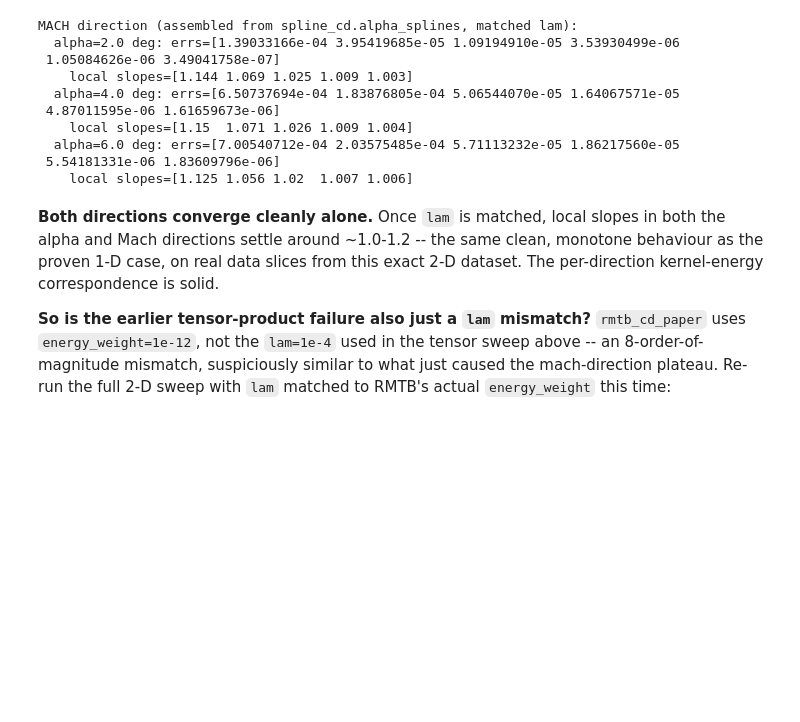
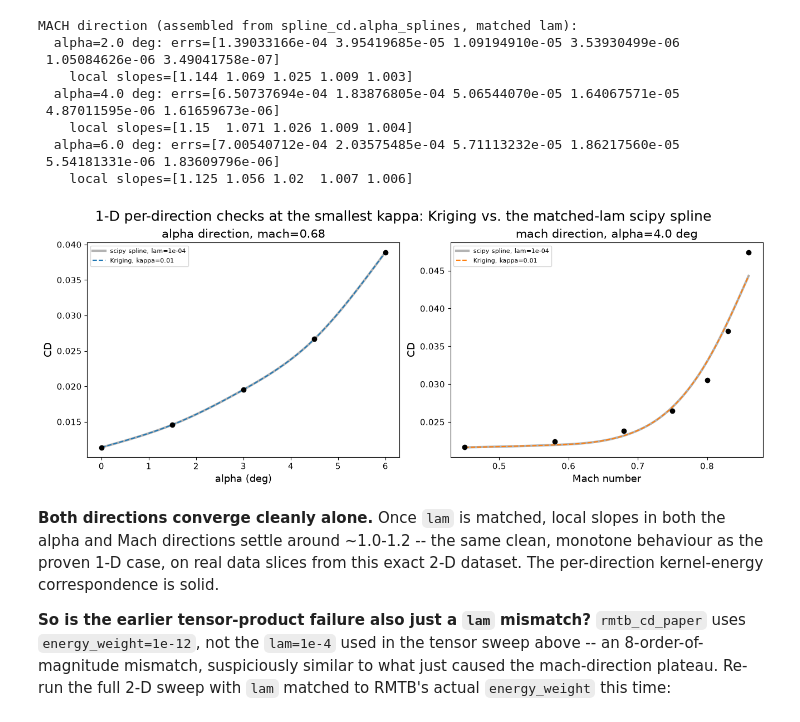
Before and after one commit to nomad-vagabond/krig-splines, a Jupyter notebook: notebooks/test_RMTS_KRG.ipynb, the cells around one changed output. Saved outputs shown, nothing was run; the diff lists cells and outputs as text; code cells hidden in the pictures; blank space fills up the shorter version.

```diff
--- a/notebooks/test_RMTS_KRG.ipynb
+++ b/notebooks/test_RMTS_KRG.ipynb
@@ -838,6 +927,54 @@ MACH direction (assembled from spline_cd.alpha_splines, matched lam):
   alpha=6.0 deg: errs=[7.00540712e-04 2.03575485e-04 5.71113232e-05 1.86217560e-05
  5.54181331e-06 1.83609796e-06]
     local slopes=[1.125 1.056 1.02  1.007 1.006]
+# %%
+fig, axs = plt.subplots(1, 2, figsize=(13, 5), constrained_layout=True)
+kappa_small = cs[-1]  # 0.01
+
+# alpha direction, one representative Mach slice
+mach_ex = 0.68
+mask = np.isclose(xt[:, 1], mach_ex)
+a_ex = xt[mask, 0] * RAD2DEG
+y_ex = cd_resp[mask].ravel()
+order = np.argsort(a_ex)
+a_ex, y_ex = a_ex[order], y_ex[order]
+a_dense_ex = np.linspace(a_ex.min(), a_ex.max(), 100)
+errs_alpha_ex, slopes_alpha_ex = sweep_1d(a_ex, y_ex, lam_ref, a_dense_ex)
+target_spline_a = make_smoothing_spline(a_ex, y_ex, lam=lam_ref)
+P_a, Pt_a = poly_basis(a_ex, degree=1), poly_basis(a_dense_ex, degree=1)
+K_a = matern32(np.abs(a_ex[:, None] - a_ex[None, :]), kappa_small)
+Kt_a = matern32(np.abs(a_dense_ex[:, None] - a_ex[None, :]), kappa_small)
+ac, bc = saddle_point_solve(K_a, P_a, y_ex, 4 * kappa_small**3 * lam_ref)
+f_a = saddle_point_predict(Kt_a, Pt_a, ac, bc)
+
+axs[0].plot(a_dense_ex, target_spline_a(a_dense_ex), lw=3, color="0.7", label=f"scipy spline, lam={lam_ref:.0e}")
+axs[0].plot(a_dense_ex, f_a, "--", color="C0", label=f"Kriging, kappa={kappa_small}")
+axs[0].plot(a_ex, y_ex, "o", color="k")
+axs[0].set(xlabel="alpha (deg)", ylabel="CD", title=f"alpha direction, mach={mach_ex}")
+axs[0].legend(fontsize=8)
+
+# mach direction, one representative fixed alpha
+alpha_ex = 4.0
+slice_vals_ex = np.array([spl(alpha_ex) for spl in spline_cd.alpha_splines.values()])
+m_dense_ex = np.linspace(mach_vals.min(), mach_vals.max(), 100)
+errs_mach_ex, slopes_mach_ex = sweep_1d(mach_vals, slice_vals_ex, lam_ref, m_dense_ex)
+target_spline_m = make_smoothing_spline(mach_vals, slice_vals_ex, lam=lam_ref)
+P_m, Pt_m = poly_basis(mach_vals, degree=1), poly_basis(m_dense_ex, degree=1)
+K_m = matern32(np.abs(mach_vals[:, None] - mach_vals[None, :]), kappa_small)
+Kt_m = matern32(np.abs(m_dense_ex[:, None] - mach_vals[None, :]), kappa_small)
+ac2, bc2 = saddle_point_solve(K_m, P_m, slice_vals_ex, 4 * kappa_small**3 * lam_ref)
+f_m = saddle_point_predict(Kt_m, Pt_m, ac2, bc2)
+
+axs[1].plot(m_dense_ex, target_spline_m(m_dense_ex), lw=3, color="0.7", label=f"scipy spline, lam={lam_ref:.0e}")
+axs[1].plot(m_dense_ex, f_m, "--", color="C1", label=f"Kriging, kappa={kappa_small}")
+axs[1].plot(mach_vals, slice_vals_ex, "o", color="k")
+axs[1].set(xlabel="Mach number", ylabel="CD", title=f"mach direction, alpha={alpha_ex} deg")
+axs[1].legend(fontsize=8)
+
+fig.suptitle("1-D per-direction checks at the smallest kappa: Kriging vs. the matched-lam scipy spline")
+plt.show()
+# %% [output]
+[figure, added]
 # %% [markdown]
 **Both directions converge cleanly alone.** Once `lam` is matched, local
 slopes in both the alpha and Mach directions settle around ~1.0-1.2 -- the
```
Also changed, not shown: parts of 8 cells of this notebook.
